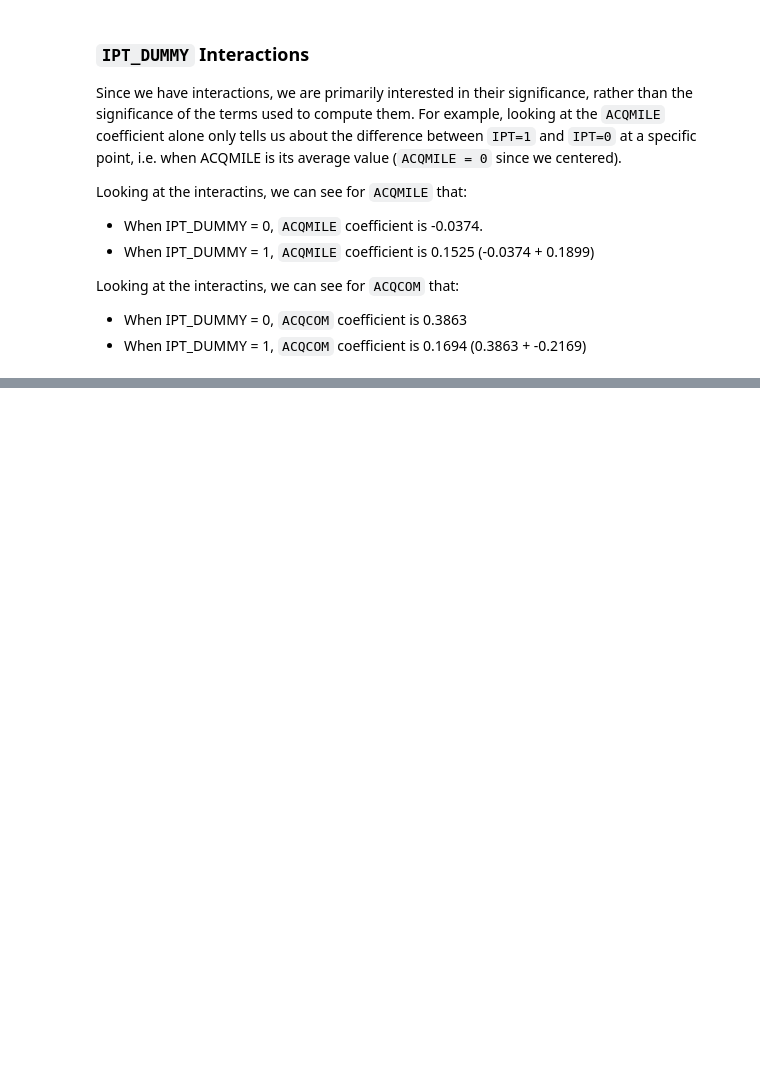
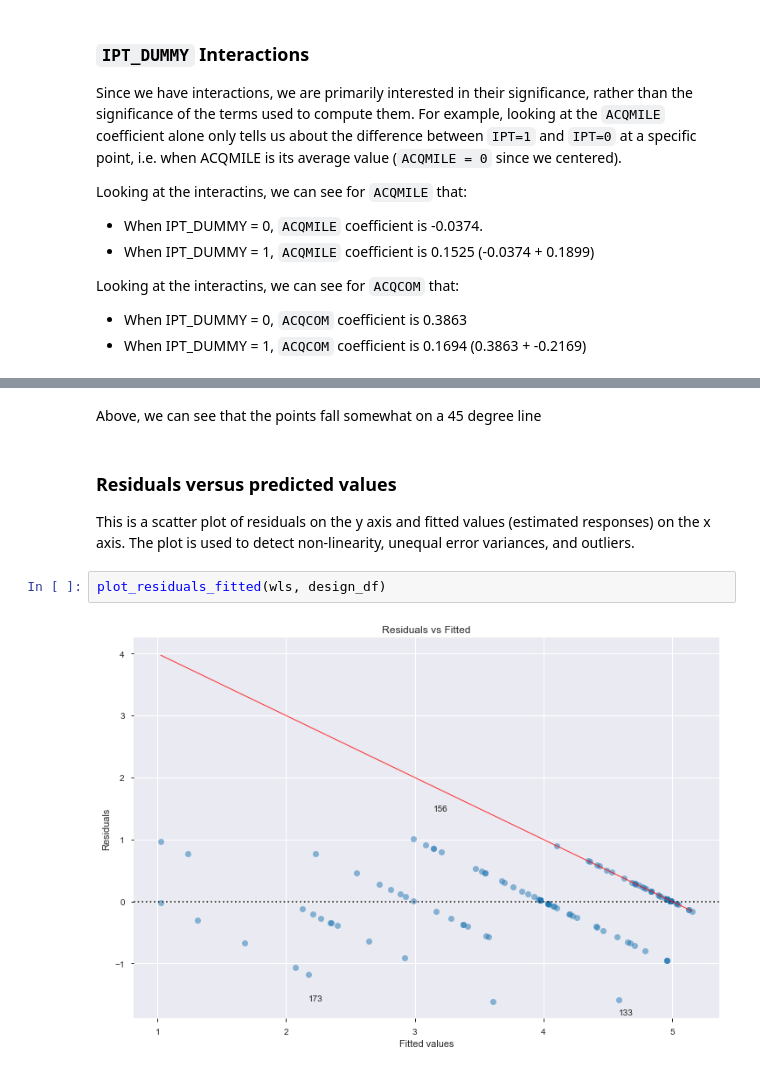
Before and after one commit to GSA/contracting-hypotheses, a Jupyter notebook: IPT Analysis.ipynb, the cells around one changed output, grey strips where cells are left out. Cells and saved outputs as stored; diff of their text form; blank space fills up the shorter version.

```diff
--- a/IPT Analysis.ipynb
+++ b/IPT Analysis.ipynb
@@ -196,0 +347,9 @@ Looking at the interactins, we can see for `ACQCOM` that:
+# %% [markdown]
+Above, we can see that the points fall somewhat on a 45 degree line
+# %% [markdown]
+### Residuals versus predicted values
+This is a scatter plot of residuals on the y axis and fitted values (estimated responses) on the x axis. The plot is used to detect non-linearity, unequal error variances, and outliers.
+# %%
+plot_residuals_fitted(wls, design_df)
+# %% [output]
+[figure, added]
```
Also changed, not shown: parts of 40 cells of this notebook.
